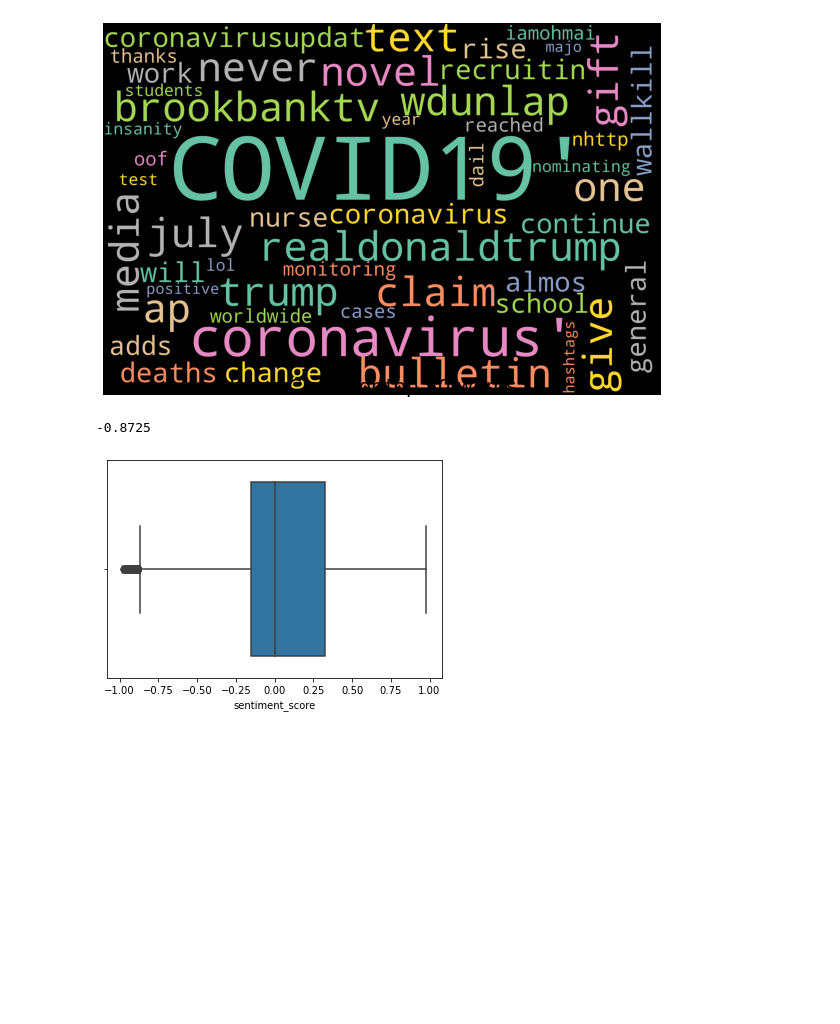
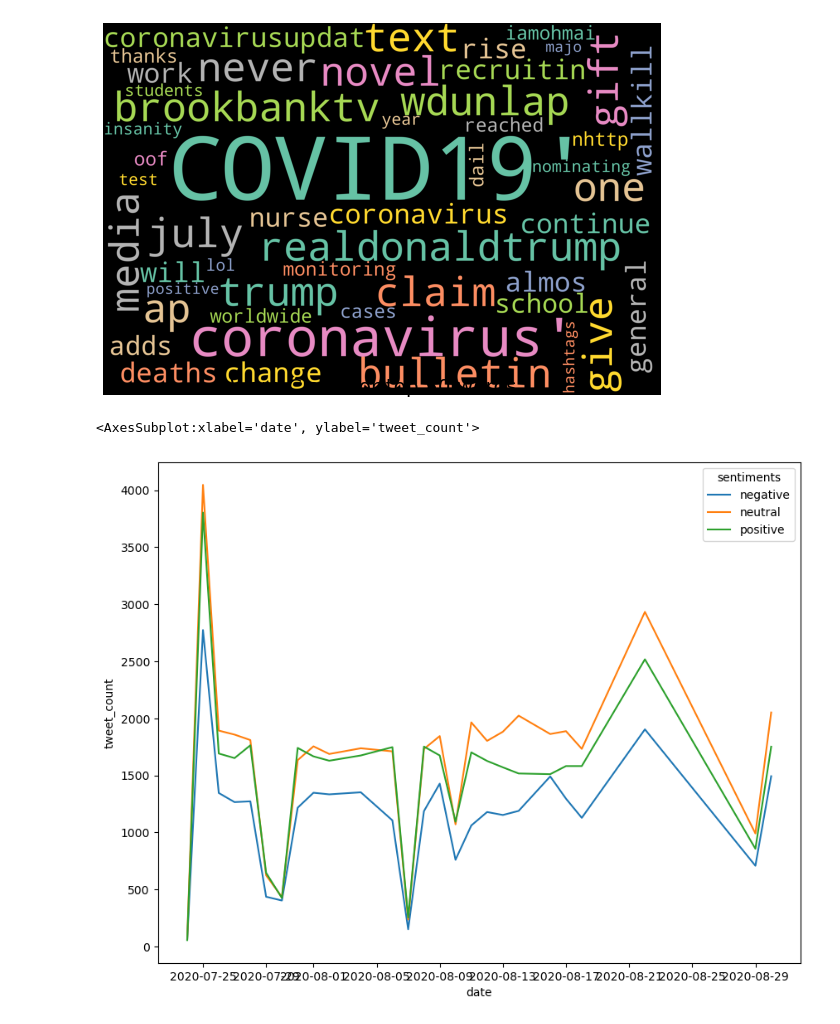
Before and after one commit to minzhih/CMPT353-Project, a Jupyter notebook: CMPT 353 project.ipynb, the cells around one changed output. Cells and saved outputs as stored; diff of their text form; code cells hidden in the pictures; blank space fills up the shorter version.

Commit message:
create tweet_count plot

```diff
--- a/CMPT 353 project.ipynb
+++ b/CMPT 353 project.ipynb
@@ -113,18 +116,14 @@ plt.imshow(word_cloud)
 plt.show()
 # %% [output]
 [figure]
-# %%
-#use boxplot to check outlier
-import seaborn as sns
-sns.boxplot(x=data['sentiment_score'])
-Q1 = data['sentiment_score'].quantile(0.25)
-Q3 = data['sentiment_score'].quantile(0.75)
-IQR = Q3 - Q1
-Lower_Fence = Q1 - (1.5 * IQR)
-print(Lower_Fence)
-
-#remove outlier
-data=data.loc[data['sentiment_score']>= -0.8725]
-# %% [output]
--0.8725
-[figure, removed]
+# %%
+data_agg=data[['date','sentiments','text']]
+data_agg['date'] =  pd.to_datetime(data_agg['date']).dt.date
+groups=data_agg.groupby(['date','sentiments'])
+data_agg =groups.aggregate('count').reset_index()
+data_agg=data_agg.rename(columns={'text': 'tweet_count'})
+data_agg
+sns.lineplot(data=data_agg, x="date", y="tweet_count", hue="sentiments")
+# %% [output]
+<AxesSubplot:xlabel='date', ylabel='tweet_count'>
+[figure, added]
```
Also changed, not shown: parts of 11 cells of this notebook.
